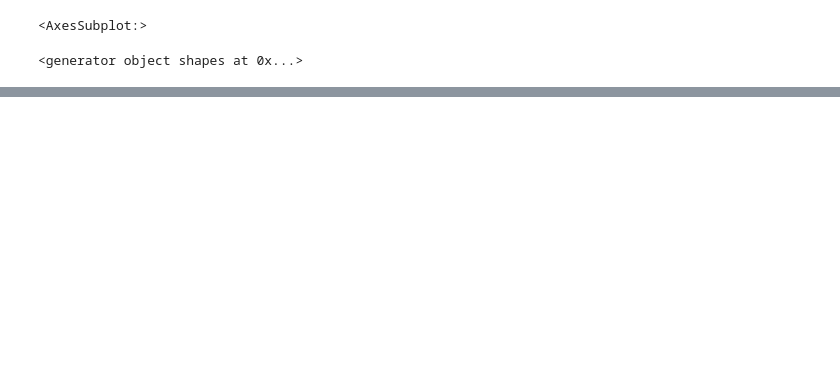
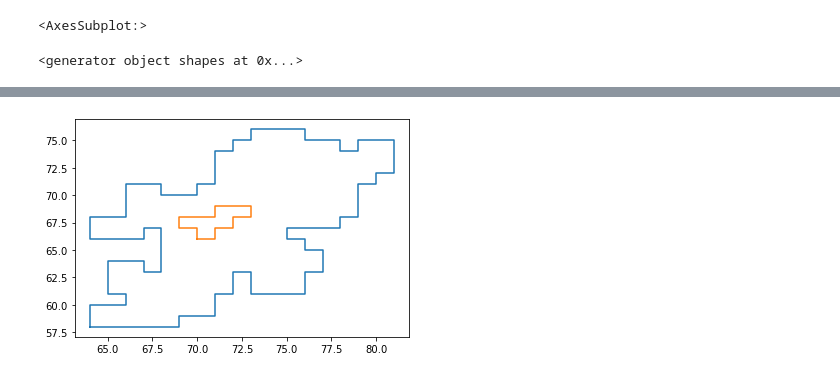
Before and after one commit to carmengg/CA_combinatorial_ecosystems, a Jupyter notebook: python_scripts/outlining_regions_from_raster.ipynb, the cells around one changed output, grey strips where cells are left out. Cells and saved outputs as stored; diff of their text form; code cells hidden in the pictures; blank space fills up the shorter version.

```diff
--- a/python_scripts/outlining_regions_from_raster.ipynb
+++ b/python_scripts/outlining_regions_from_raster.ipynb
@@ -158,0 +133,84 @@ k
+# %%
+coord = [(64.0, 58.0),
+    (69.0, 58.0),
+    (69.0, 59.0),
+    (71.0, 59.0),
+    (71.0, 61.0),
+    (72.0, 61.0),
+    (72.0, 63.0),
+    (73.0, 63.0),
+    (73.0, 61.0),
+    (76.0, 61.0),
+    (76.0, 63.0),
+    (77.0, 63.0),
+    (77.0, 65.0),
+    (76.0, 65.0),
+    (76.0, 66.0),
+    (75.0, 66.0),
+    (75.0, 67.0),
+    (78.0, 67.0),
+    (78.0, 68.0),
+    (79.0, 68.0),
+    (79.0, 71.0),
+    (80.0, 71.0),
+    (80.0, 72.0),
+    (81.0, 72.0),
+    (81.0, 75.0),
+    (79.0, 75.0),
+    (79.0, 74.0),
+    (78.0, 74.0),
+    (78.0, 75.0),
+    (76.0, 75.0),
+    (76.0, 76.0),
+    (73.0, 76.0),
+    (73.0, 75.0),
+    (72.0, 75.0),
+    (72.0, 74.0),
+    (71.0, 74.0),
+    (71.0, 71.0),
+    (70.0, 71.0),
+    (70.0, 70.0),
+    (68.0, 70.0),
+    (68.0, 71.0),
+    (66.0, 71.0),
+    (66.0, 68.0),
+    (64.0, 68.0),
+    (64.0, 66.0),
+    (67.0, 66.0),
+    (67.0, 67.0),
+    (68.0, 67.0),
+    (68.0, 63.0),
+    (67.0, 63.0),
+    (67.0, 64.0),
+    (65.0, 64.0),
+    (65.0, 61.0),
+    (66.0, 61.0),
+    (66.0, 60.0),
+    (64.0, 60.0),
+    (64.0, 58.0)]
+
+
+coord2=   [(70.0, 66.0),
+    (70.0, 67.0),
+    (69.0, 67.0),
+    (69.0, 68.0),
+    (71.0, 68.0),
+    (71.0, 69.0),
+    (73.0, 69.0),
+    (73.0, 68.0),
+    (72.0, 68.0),
+    (72.0, 67.0),
+    (71.0, 67.0),
+    (71.0, 66.0),
+    (70.0, 66.0)]
+
+
+xs, ys = zip(*coord) #create lists of x and y values
+x2, y2 = zip(*coord2) #create lists of x and y values
+
+plt.figure()
+plt.plot(xs,ys)
+plt.plot(x2,y2)
+plt.show()
+# %% [output]
+[figure, added]
```
Also changed, not shown: parts of 32 cells of this notebook.
